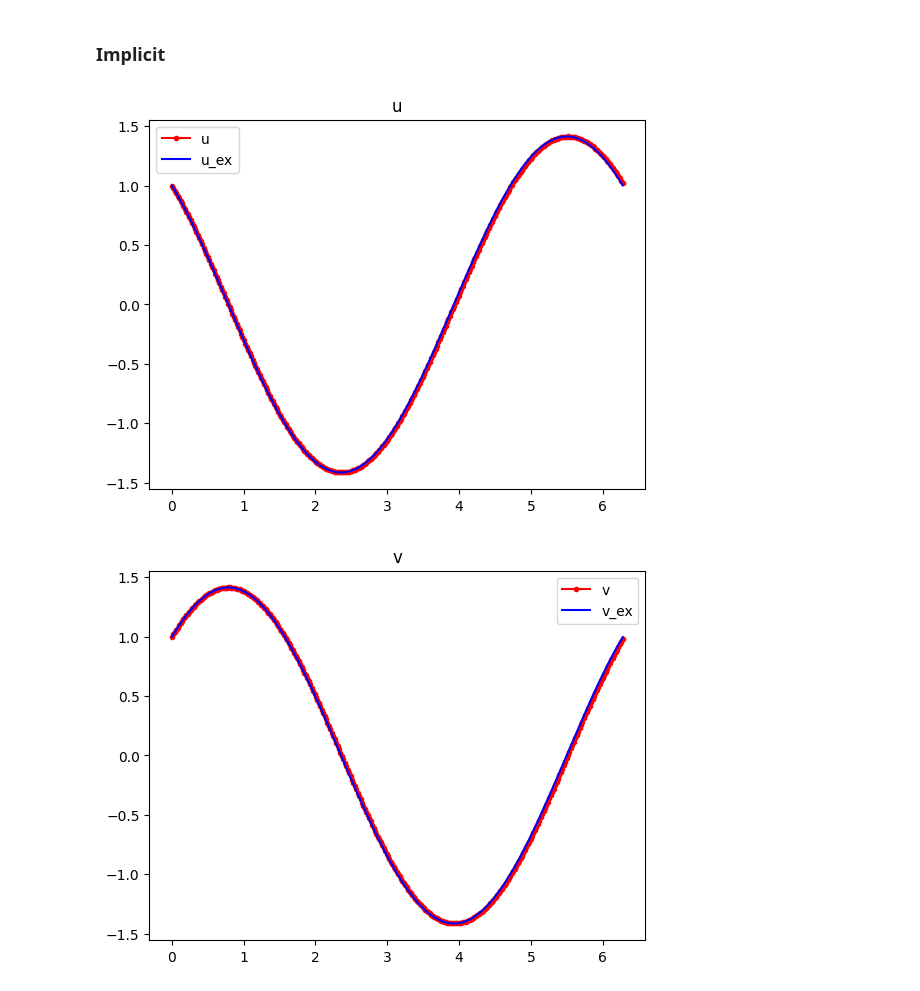
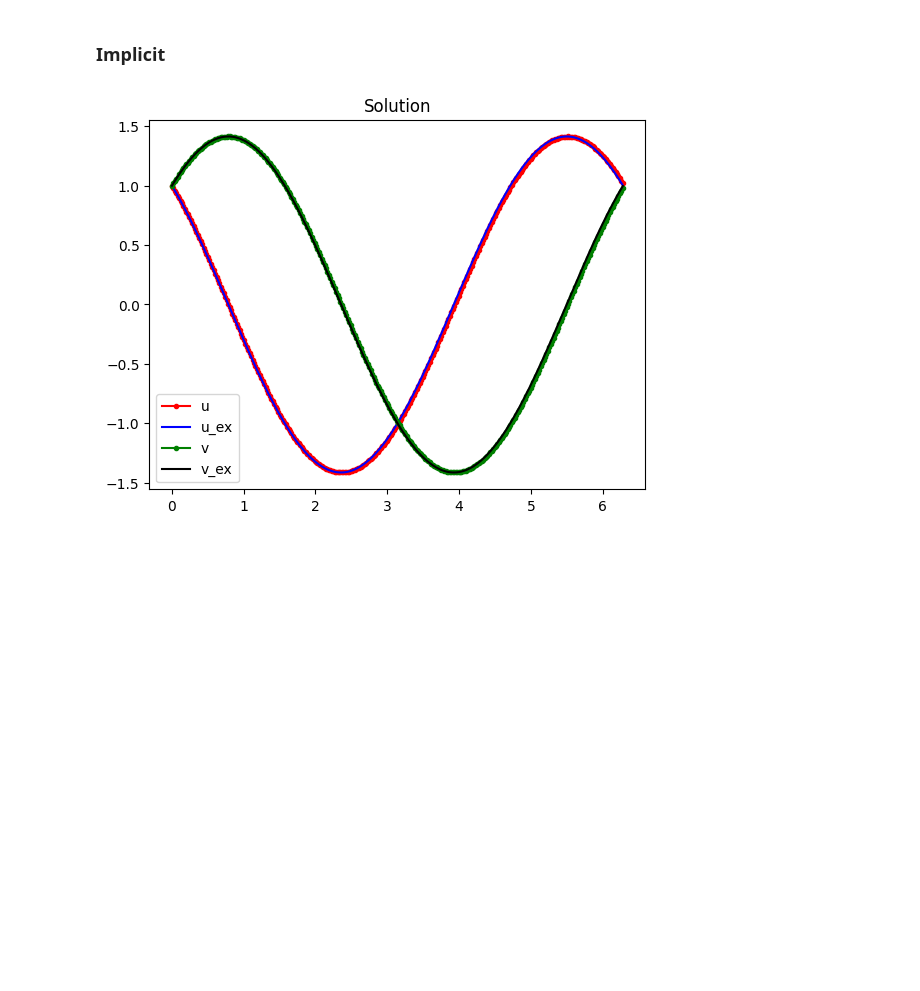
Before and after one commit to ibismanu/PACSproject_LED, a Jupyter notebook: scripts/datagen/testing.ipynb, the cells around one changed output. Drawn from its saved outputs; the diff is of its cells as text; code cells hidden in the pictures; blank space fills up the shorter version.

```diff
--- a/scripts/datagen/testing.ipynb
+++ b/scripts/datagen/testing.ipynb
@@ -21,7 +21,7 @@ $$
 # %% [markdown]
 ## Hyperparameters
 # %%
-T = 6.28
+T = 6.3
 dt = 0.02
 u0 = [1, 1]
 def f(v, t): return np.array([-v[1], v[0]])
@@ -89,26 +80,21 @@ plt.show()
 # %%
 from rungekutta import RK_implicit
 
 but_A = np.array([[0, 0], [0.5, 0.5]], dtype=np.float32)
 but_b = np.array([0.5, 0.5], dtype=np.float32)
 but_c = np.array([0, 1], dtype=np.float32)
 
 RK = RK_implicit(T=T, dt=dt, u0=u0, but_A=but_A,
                  but_b=but_b, but_c=but_c, f=f, eqtype='ODE')
 
 RK.generate()
 
 plt.plot(RK.t, RK.u[0, :], 'r.-')
 plt.plot(RK.t, u_ex(RK.t), 'b-')
-plt.title("u")
-plt.legend(['u', 'u_ex'])
+plt.plot(RK.t, RK.u[1, :], 'g.-')
+plt.plot(RK.t, v_ex(RK.t), 'k-')
+plt.title("Solution")
+plt.legend(['u', 'u_ex','v', 'v_ex'])
 plt.show()
-
-plt.plot(RK.t, RK.u[1, :], 'r.-')
-plt.plot(RK.t, v_ex(RK.t), 'b-')
-plt.title("v")
-plt.legend(['v', 'v_ex'])
-plt.show()
 # %% [output]
-[figure, old version]
+[figure, new version]
-[figure, removed]
```
Also changed, not shown: parts of 2 cells of this notebook, 5 other files.
